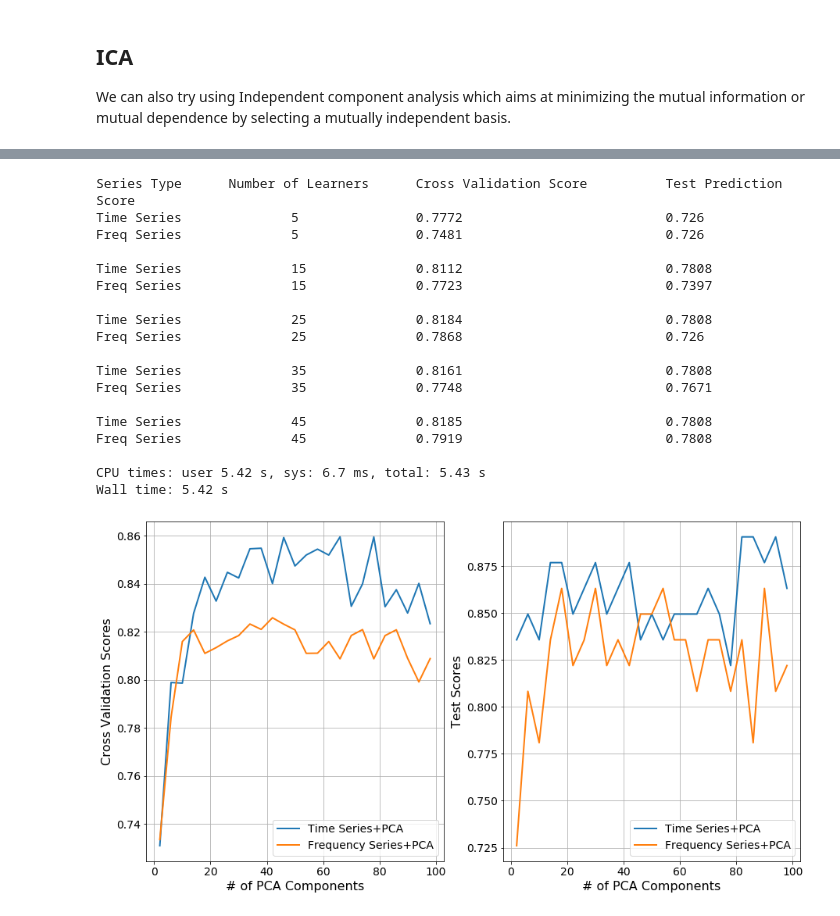
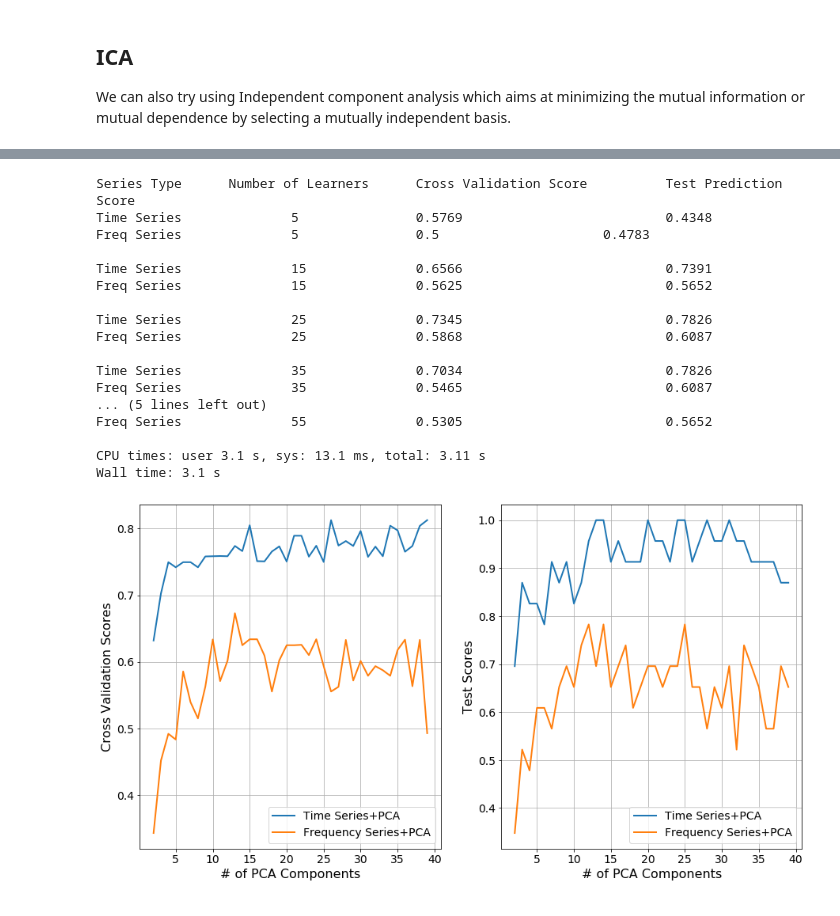
Before and after one commit to bkhamesra/GW-MLClassification, a Jupyter notebook: Scripts/Bhavesh/Notebook1-FeatureSelection.ipynb, the cells around one changed output, grey strips where cells are left out. Drawn from its saved outputs; the diff is of its cells as text; code cells hidden in the pictures.

```diff
--- a/Scripts/Bhavesh/Notebook1-FeatureSelection.ipynb
+++ b/Scripts/Bhavesh/Notebook1-FeatureSelection.ipynb
@@ -696,7 +742,17 @@ Let's compare the above techniques with a classifier to see if dimensionality re
 #Comparing timeseries vs freqeuncy series
 from sklearn.ensemble import RandomForestClassifier
 print("Series Type \t Number of Learners  \t Cross Validation Score \t Test Prediction Score")
-def rf_timeseries(num_learners,training_data, test_data, train_output, test_output):
+
+def classifier_test(num_learners,training_data, test_data, train_output, test_output):
+    '''Check prediction with random forest classifier with feature reduction
+
+    Params:
+    num_learners (int) - number of weak learners in classifier
+    training_data ( array) - Training data array
+    test_data ( array) - Training data array
+    test_output ( array) - Training output
+    test_output ( array) - Test output
+    '''
 
     clf_rf = RandomForestClassifier(n_estimators=num_learners,random_state=101)
     transformed_data = clf_rf.fit(training_data, train_output)
@@ -712,85 +768,97 @@ def rf_timeseries(num_learners,training_data, test_data, train_output, test_outp
     return (cv_score, test_score)
 
 
-for num_learners in np.array((5,15,25,35,45)):
+for num_learners in np.array((5,15,25,35,45,55)):
 
-    cv_score_tseries, test_score_tseries= rf_timeseries(num_learners, data_train_ht, data_test_ht, y_train_ht, y_test_ht)
-    cv_score_fseries, test_score_fseries= rf_timeseries(num_learners, data_train_hf, data_test_hf, y_train_hf, y_test_hf)
+    cv_score_tseries, test_score_tseries= classifier_test(num_learners, data_train_ht, data_test_ht, y_train_ht, y_test_ht)
+    cv_score_fseries, test_score_fseries= classifier_test(num_learners, data_train_hf, data_test_hf, y_train_hf, y_test_hf)
 
 
     print("Time Series \t \t {} \t \t {:.4g} \t\t\t {:.4g}".format(num_learners, np.mean(cv_score_tseries), test_score_tseries))
     print("Freq Series \t \t {} \t \t {:.4g} \t\t\t {:.4g} \n".format(num_learners, np.mean(cv_score_fseries), test_score_fseries))
 # %% [output]
 Series Type      Number of Learners      Cross Validation Score          Test Prediction Score
-Time Series              5               0.7772                          0.726
-Freq Series              5               0.7481                          0.726
+Time Series              5               0.5769                          0.4348
+Freq Series              5               0.5                     0.4783
 
-Time Series              15              0.8112                          0.7808
-Freq Series              15              0.7723                          0.7397
+Time Series              15              0.6566                          0.7391
+Freq Series              15              0.5625                          0.5652
 
-Time Series              25              0.8184                          0.7808
-Freq Series              25              0.7868                          0.726
+Time Series              25              0.7345                          0.7826
+Freq Series              25              0.5868                          0.6087
 
-Time Series              35              0.8161                          0.7808
-Freq Series              35              0.7748                          0.7671
+Time Series              35              0.7034                          0.7826
+Freq Series              35              0.5465                          0.6087
+... (5 lines left out)
+Freq Series              55              0.5305                          0.5652
 
-Time Series              45              0.8185                          0.7808
-Freq Series              45              0.7919                          0.7808
-
-CPU times: user 5.42 s, sys: 6.7 ms, total: 5.43 s
-Wall time: 5.42 s
+CPU times: user 3.1 s, sys: 13.1 ms, total: 3.11 s
+Wall time: 3.1 s
 # %%
 %%time
 
-from sklearn.ensemble import RandomForestClassifier
+#Test PCA with classifier to determine optimal number of components
 scores, pct_var, var = [], [], []
-numcomp = np.arange(2,100,4)
+numcomp = np.arange(2,40,1)
 
 fig, (ax1, ax2) = plt.subplots(1,2, figsize=(15,8))
 
 def optimize_pca(nn, train_data, test_data, train_output, test_output, nlearners=25):
-    pca = PCA(svd_solver='full', n_components=nn,random_state=100)
+    '''Check prediction with random forest classifier with PCA
+
+    Params:
+    nn (int) - Number of PCA components
+    training_data ( array) - Training data array
+    test_data ( array) - Training data array
+    test_output ( array) - Training output
+    test_output ( array) - Test output
+    n_learners (int) - number of weak learners in classifier
+    '''
+    pca = PCA(svd_solver='full', n_components=nn, random_state=100)
     trainingdata_pca = pca.fit_transform(train_data)
     testdata_pca = pca.transform(test_data)
 
-    clf_rf = RandomForestClassifier(n_estimators=nlearners,random_state=101)
+    clf_rf = RandomForestClassifier(n_estimators=nlearners,random_state=100)
     transformed_data = clf_rf.fit(trainingdata_pca, train_output)
 
-    if n==10:
+    if nn==10:
         prediction = clf_rf.predict(testdata_pca)
         match  = np.size(np.where(prediction==test_output))
-        #print(match, match/len(prediction), clf_rf.score(testdata_pca, test_output))
 
     cv_score = cross_val_score(clf_rf, trainingdata_pca, train_output, cv=5)
     test_score = clf_rf.score(testdata_pca, test_output)
 
     return (cv_score, test_score)
 
+
+#Optimize number of PCA components by testing with random forest classifier
 crossval_scores_tseries, test_scores_tseries = [], []
 crossval_scores_fseries, test_scores_fseries = [], []
+
+
 
 for n in numcomp:
     cv_score_tseries, test_score_tseries = optimize_pca(n, data_train_ht, data_test_ht, y_train_ht, y_test_ht)
     crossval_scores_tseries.append(cv_score_tseries)
     test_scores_tseries.append(test_score_tseries)
 
     cv_score_fseries, test_score_fseries = optimize_pca(n, data_train_hf, data_test_hf, y_train_hf, y_test_hf, nlearners=35)
     crossval_scores_fseries.append(cv_score_fseries)
     test_scores_fseries.append(test_score_fseries)
 
 ax1.plot(numcomp, np.mean(crossval_scores_tseries, axis=1), label='Time Series+PCA')
 ax1.plot(numcomp, np.mean(crossval_scores_fseries, axis=1), label='Frequency Series+PCA')
 ax1.set_xlabel('# of PCA Components')
 ax1.set_ylabel('Cross Validation Scores')
 ax1.legend()
 
 ax2.plot(numcomp, test_scores_tseries, label='Time Series+PCA')
 ax2.plot(numcomp, test_scores_fseries, label='Frequency Series+PCA')
 ax2.set_xlabel('# of PCA Components')
 ax2.set_ylabel('Test Scores')
 ax2.legend()
 
 plt.show()
 plt.close()
 # %% [output]
-[figure, old version]
+[figure, new version]
```
Also changed, not shown: parts of 15 cells of this notebook, 2 other files.
